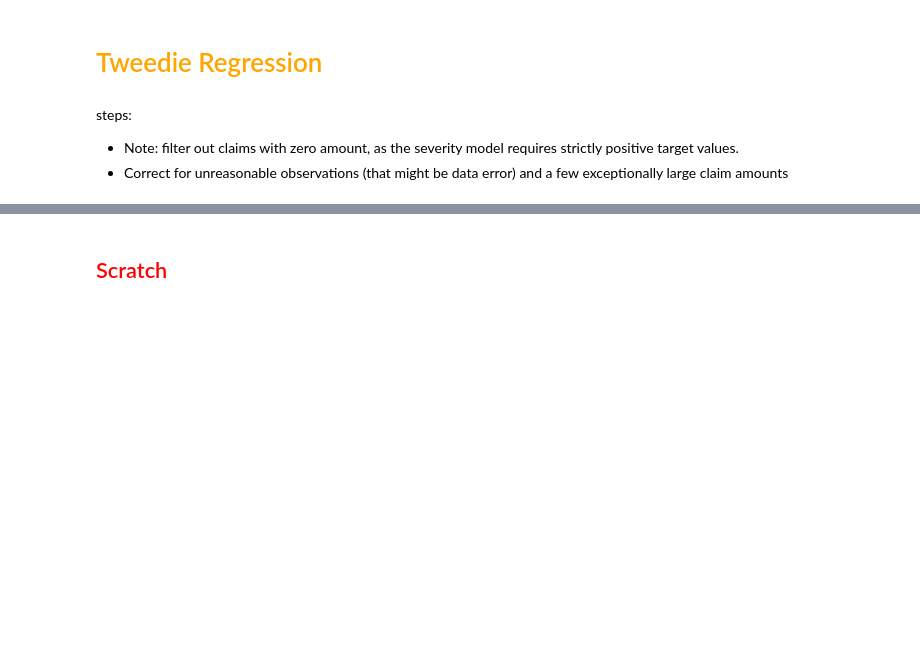
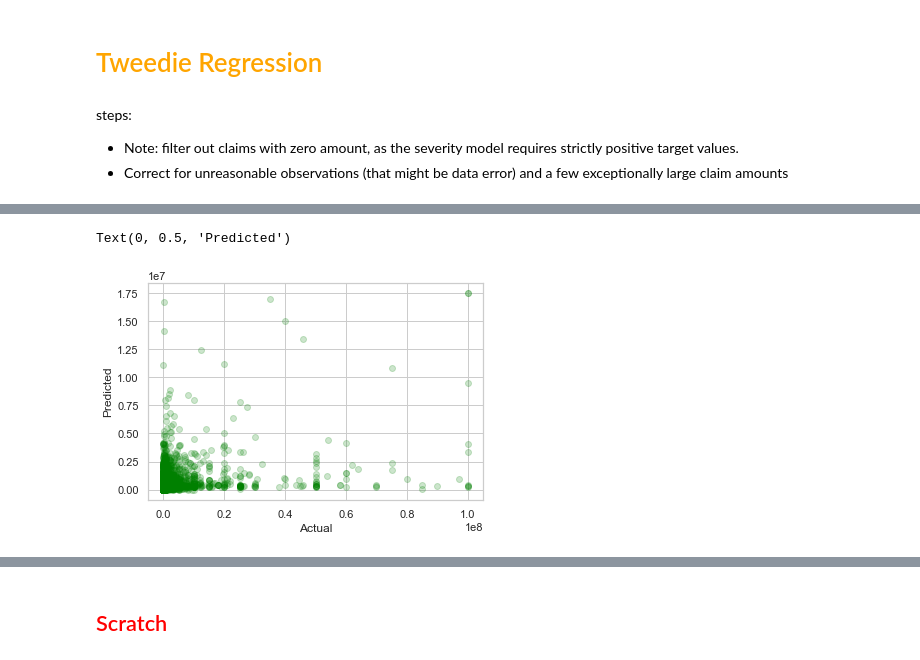
Before and after one commit to topgreg/Severe-Weather-Repo, a Jupyter notebook: Notebooks/SWC - Modeling.ipynb, the cells around one changed output, grey strips where cells are left out. Saved outputs shown, nothing was run; the diff lists cells and outputs as text; code cells hidden in the pictures; blank space fills up the shorter version.

```diff
--- a/Notebooks/SWC - Modeling.ipynb
+++ b/Notebooks/SWC - Modeling.ipynb
@@ -700,0 +704,4 @@ backup below
+# %%
+# tdrg = linear_model.TweedieRegressor(max_iter=500)
+tdrg = TweedieRegressor(max_iter=500)
+tdrg.fit(X_train, y_train.values.ravel())
@@ -700,0 +714,21 @@ backup below
+# %%
+# make predictions for test data
+y_pred = tdrg.predict(X_train)
+print('TRAIN:')
+print('MAE: ', f"{mean_absolute_error(y_train, y_pred):,.1f}")
+print('MSE: ', f"{mean_squared_error(y_train, y_pred):,.1f}")
+print('RMSE:', f"{np.sqrt(mean_squared_error(y_train, y_pred)):,.1f}")
+print('MAPE: ', f"{mean_absolute_percentage_error(y_train, y_pred):,.1f}")
+train_mae = mean_absolute_error(y_train, y_pred)
+
+print("")
+y_pred = tdrg.predict(X_test)
+print('TEST:')
+print('MAE: ', f"{mean_absolute_error(y_test, y_pred):,.1f}")
+print('MSE: ', f"{mean_squared_error(y_test, y_pred):,.1f}")
+print('RMSE:', f"{np.sqrt(mean_squared_error(y_test, y_pred)):,.1f}")
+print('MAPE: ', f"{mean_absolute_percentage_error(y_test, y_pred):,.1f}")
+test_mae = mean_absolute_error(y_test, y_pred)
+
+print("")
+print('MAE DIFF:', f"{((test_mae / train_mae) - 1):.0%}")
@@ -700,0 +749,7 @@ backup below
+# %%
+plt.scatter(y_test, y_pred, c='green', alpha=0.2)
+plt.xlabel("Actual")
+plt.ylabel("Predicted")
+# %% [output]
+Text(0, 0.5, 'Predicted')
+[figure, added]
```
Also changed, not shown: parts of 65 cells of this notebook, 1 other file.
